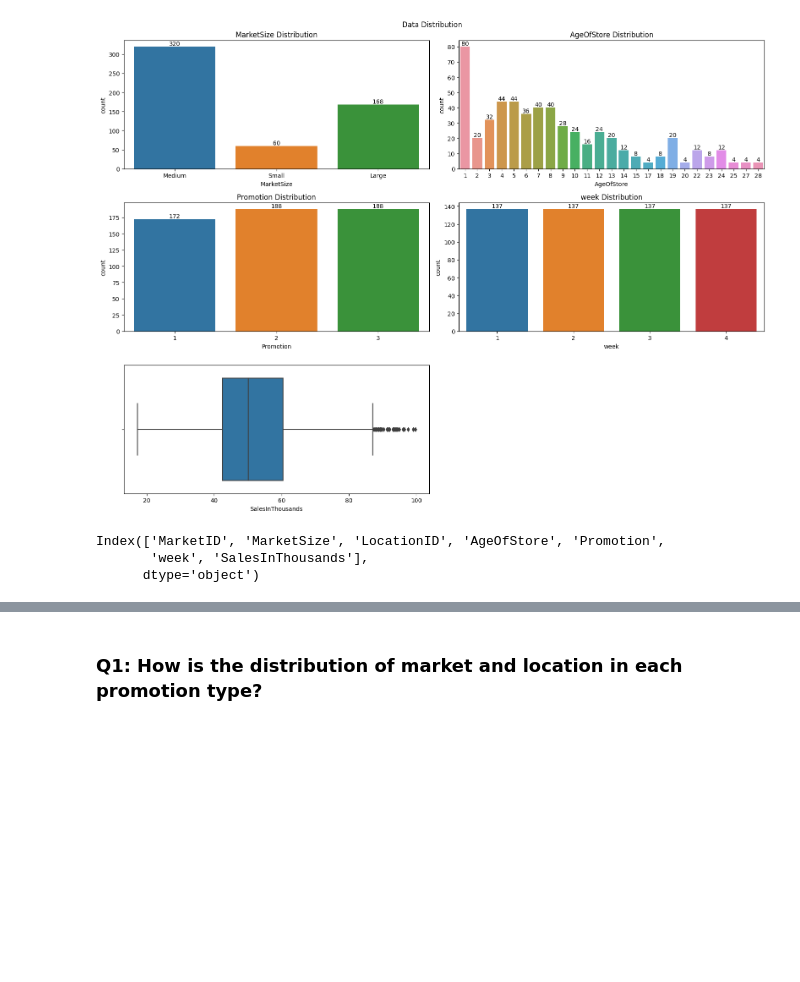
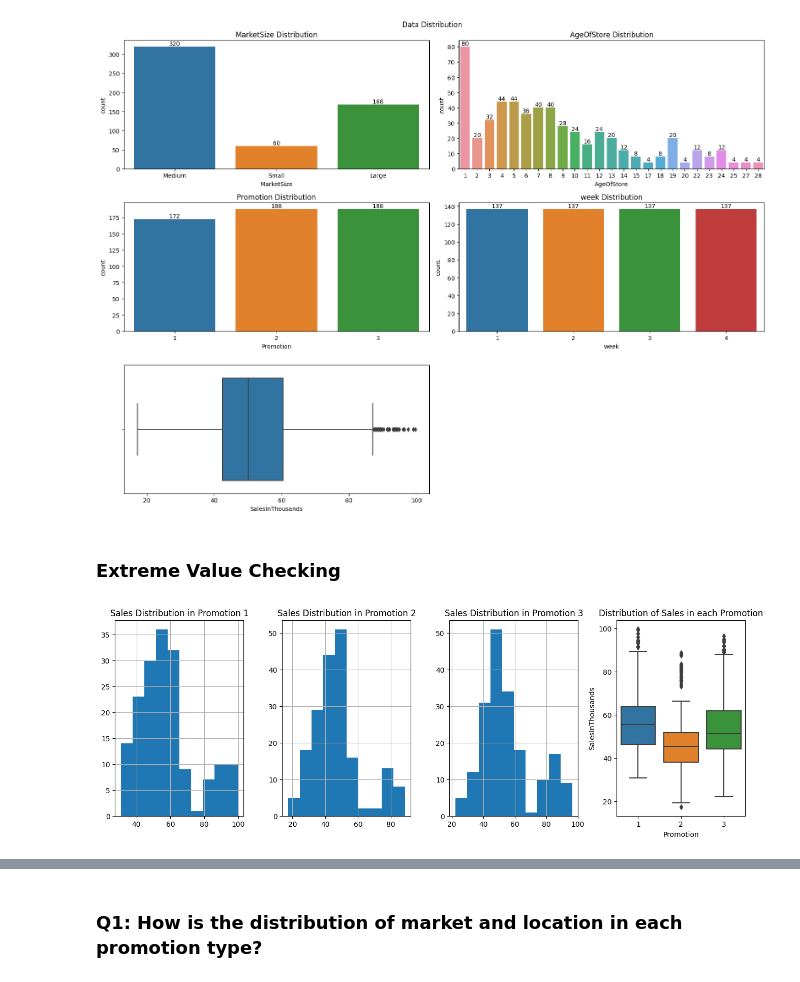
Before and after one commit to dendyandra22/fastfood_ab_test, a Jupyter notebook: fast_food_ab.ipynb, the cells around one changed output, grey strips where cells are left out. Saved outputs shown, nothing was run; the diff lists cells and outputs as text; code cells hidden in the pictures; blank space fills up the shorter version.

```diff
--- a/fast_food_ab.ipynb
+++ b/fast_food_ab.ipynb
@@ -100,9 +93,18 @@ plt.tight_layout()
 plt.show()
 # %% [output]
 [figure]
-# %%
-df.columns
-# %% [output]
-Index(['MarketID', 'MarketSize', 'LocationID', 'AgeOfStore', 'Promotion',
-       'week', 'SalesInThousands'],
-      dtype='object')
+# %% [markdown]
+### Extreme Value Checking
+# %%
+f, ax = plt.subplots(1,4, figsize=(16,5))
+df[df.Promotion == 1].hist('SalesInThousands', ax=ax[0])
+ax[0].set_title('Sales Distribution in Promotion 1')
+df[df.Promotion == 2].hist('SalesInThousands', ax=ax[1])
+ax[1].set_title('Sales Distribution in Promotion 2')
+df[df.Promotion == 3].hist('SalesInThousands', ax=ax[2])
+ax[2].set_title('Sales Distribution in Promotion 3')
+sns.boxplot(x=df.Promotion, y=df.SalesInThousands, ax=ax[3])
+ax[3].set_title('Distribution of Sales in each Promotion')
+plt.show()
+# %% [output]
+[figure, added]
```
Also changed, not shown: parts of 54 cells of this notebook.
